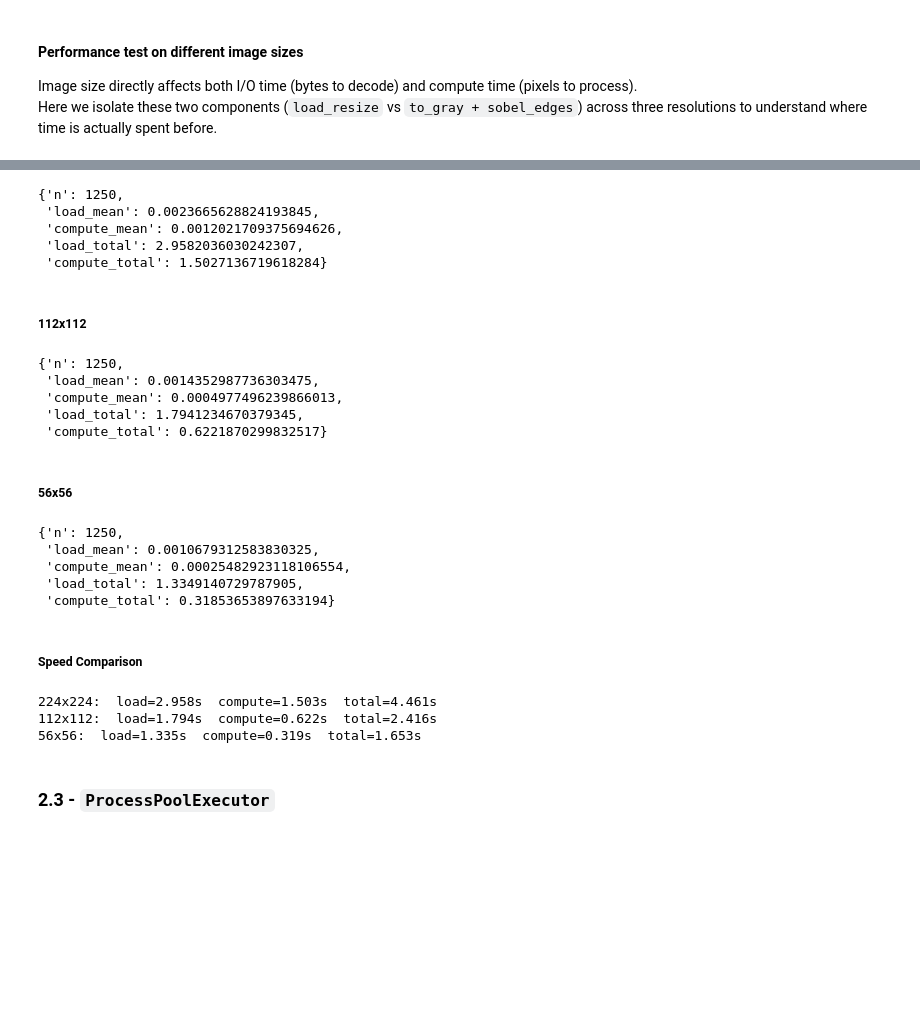
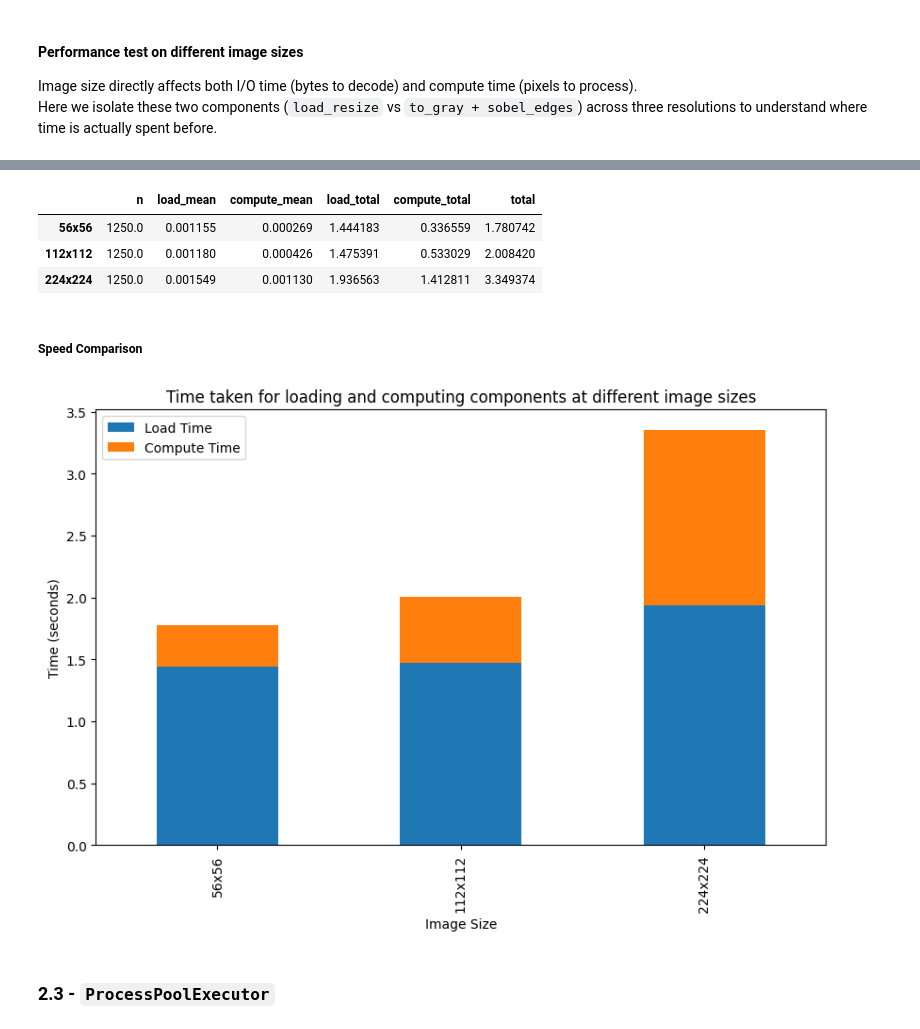
Before and after one commit to G-Gress/python_parallelism, a Jupyter notebook: notebooks/exploration.ipynb, the cells around one changed output, grey strips where cells are left out. Saved outputs shown, nothing was run; the diff lists cells and outputs as text; code cells hidden in the pictures; blank space fills up the shorter version.

Commit message:
Cleaned the notebook after benchmark functions and measure_components function refactor

```diff
--- a/notebooks/exploration.ipynb
+++ b/notebooks/exploration.ipynb
@@ -534,44 +416,38 @@ def measure_components(paths, limit=60, size=(224,224)):
-# %%
-component_stats_224 = measure_components(paths, limit=SAMPLE_SIZE, size=(224,224))
-component_stats_224
-# %% [output]
-{'n': 1250,
- 'load_mean': 0.0023665628824193845,
- 'compute_mean': 0.0012021709375694626,
- 'load_total': 2.9582036030242307,
- 'compute_total': 1.5027136719618284}
-# %% [markdown]
-##### 112x112
-# %%
-component_stats_112 = measure_components(paths, limit=SAMPLE_SIZE, size=(112,112))
-component_stats_112
-# %% [output]
-{'n': 1250,
- 'load_mean': 0.0014352987736303475,
- 'compute_mean': 0.0004977496239866013,
- 'load_total': 1.7941234670379345,
- 'compute_total': 0.6221870299832517}
-# %% [markdown]
-##### 56x56
-# %%
-component_stats_56 = measure_components(paths, limit=SAMPLE_SIZE, size=(56,56))
-component_stats_56
-# %% [output]
-{'n': 1250,
- 'load_mean': 0.0010679312583830325,
- 'compute_mean': 0.00025482923118106554,
- 'load_total': 1.3349140729787905,
- 'compute_total': 0.31853653897633194}
+# %%
+sizes = [(56, 56), (112, 112), (224, 224)]
+results = {}
+
+for size in sizes:
+    component_stats = measure_components(
+        paths,
+        load_resize_fn=load_resize,
+        to_gray_fn=to_gray,
+        sobel_edges_fn=sobel_edges,
+        limit=SAMPLE_SIZE,
+        size=size,
+        clock=time.perf_counter)
+    results[size] = component_stats
+
+results_df = pd.DataFrame(results).T
+results_df.index = results_df.index.map(lambda s: f"{s[0]}x{s[1]}")
+results_df['total'] = results_df['load_total'] + results_df['compute_total']
+results_df
+# %% [output]
+|  | n | load_mean | compute_mean | load_total | compute_total | total |
+| 56x56 | 1250.0 | 0.001155 | 0.000269 | 1.444183 | 0.336559 | 1.780742 |
+| 112x112 | 1250.0 | 0.001180 | 0.000426 | 1.475391 | 0.533029 | 2.008420 |
+| 224x224 | 1250.0 | 0.001549 | 0.001130 | 1.936563 | 1.412811 | 3.349374 |
 # %% [markdown]
 ##### Speed Comparison
-# %%
-for label, s in [("224x224", component_stats_224), ("112x112", component_stats_112), ("56x56", component_stats_56)]:
-    total = s['load_total'] + s['compute_total']
-    print(f"{label}:  load={s['load_total']:.3f}s  compute={s['compute_total']:.3f}s  total={total:.3f}s")
-# %% [output]
-224x224:  load=2.958s  compute=1.503s  total=4.461s
-112x112:  load=1.794s  compute=0.622s  total=2.416s
-56x56:  load=1.335s  compute=0.319s  total=1.653s
+# %%
+results_df[["load_total", "compute_total"]].plot(kind="bar", stacked=True, figsize=(10, 6))
+plt.title("Time taken for loading and computing components at different image sizes")
+plt.xlabel("Image Size")
+plt.ylabel("Time (seconds)")
+plt.legend(["Load Time", "Compute Time"])
+plt.show()
+# %% [output]
+[figure, added]
 # %% [markdown]
 ### 2.3 - `ProcessPoolExecutor`
 # %% [markdown]
```
Also changed, not shown: parts of 32 cells of this notebook.
